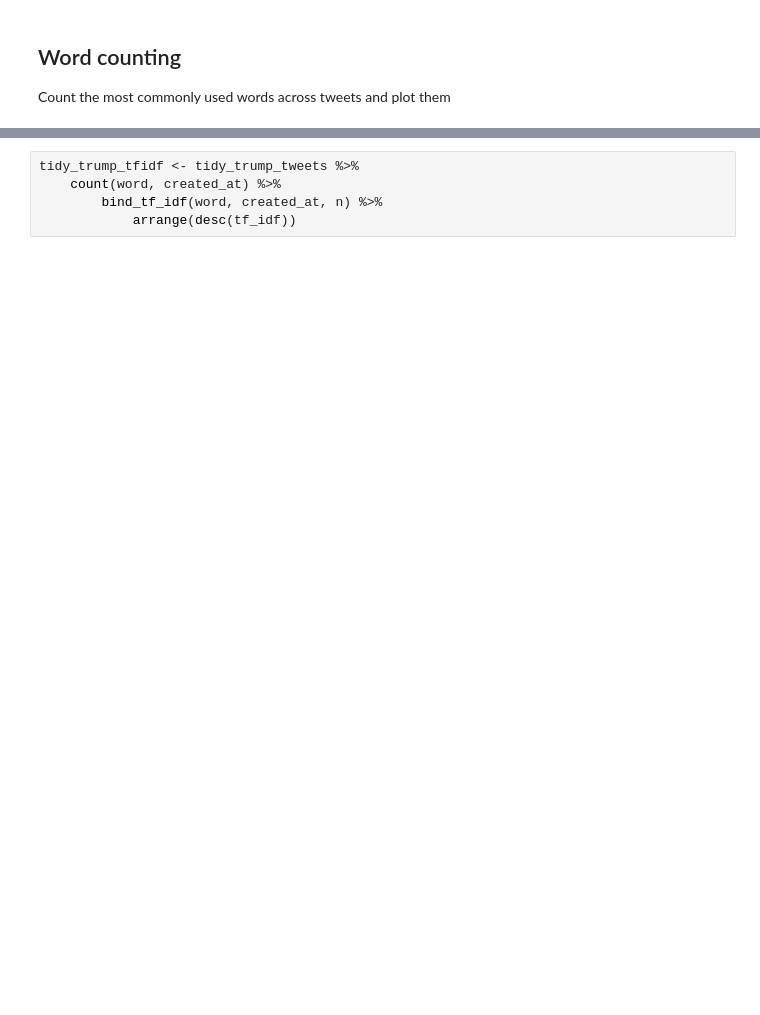
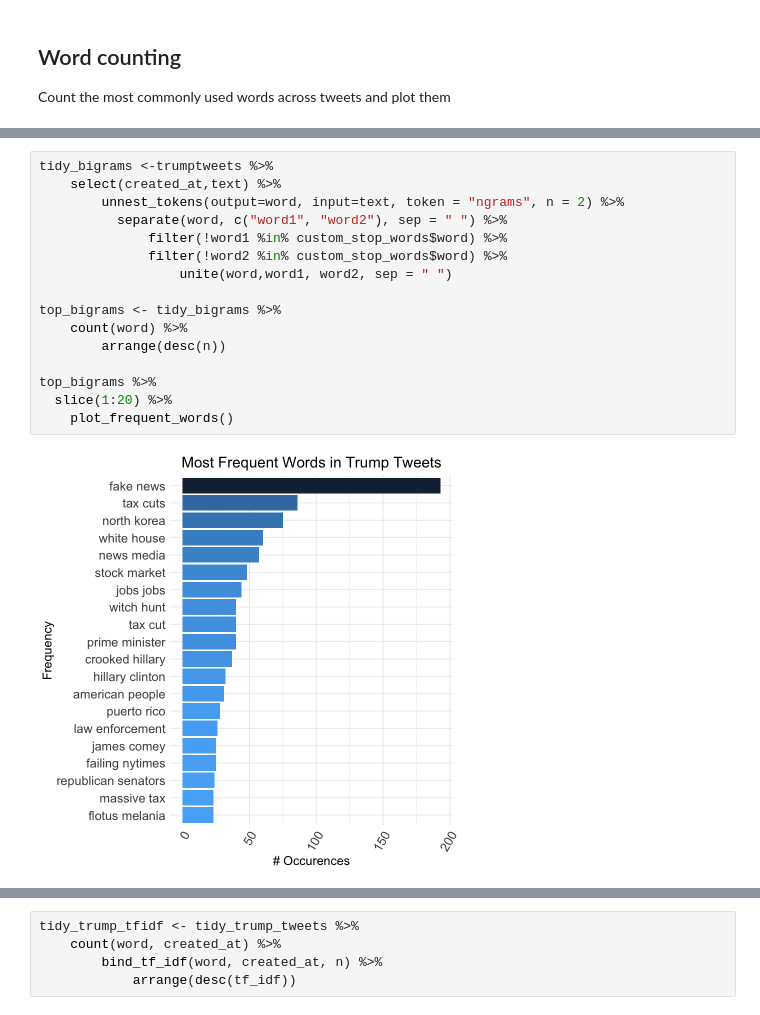
Before and after one commit to MindyChang/text-analysis-workshop, a Jupyter notebook: index.ipynb, the cells around one changed output, grey strips where cells are left out. Cells and saved outputs as stored; diff of their text form; blank space fills up the shorter version.

```diff
--- a/index.ipynb
+++ b/index.ipynb
@@ -230,0 +316,18 @@ Giving more weight to a term occuring in less documents
+# %%
+tidy_bigrams <-trumptweets %>%
+    select(created_at,text) %>%
+        unnest_tokens(output=word, input=text, token = "ngrams", n = 2) %>%
+          separate(word, c("word1", "word2"), sep = " ") %>%
+              filter(!word1 %in% custom_stop_words$word) %>%
+              filter(!word2 %in% custom_stop_words$word) %>%
+                  unite(word,word1, word2, sep = " ")
+
+top_bigrams <- tidy_bigrams %>%
+    count(word) %>%
+        arrange(desc(n))
+
+top_bigrams %>%
+  slice(1:20) %>%
+    plot_frequent_words()
+# %% [output]
+[figure, added]
```
Also changed, not shown: parts of 27 cells of this notebook.
